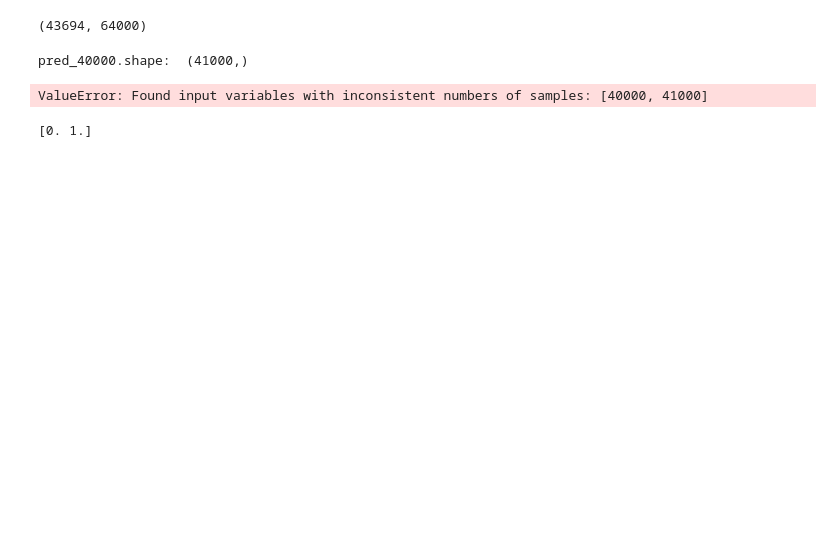
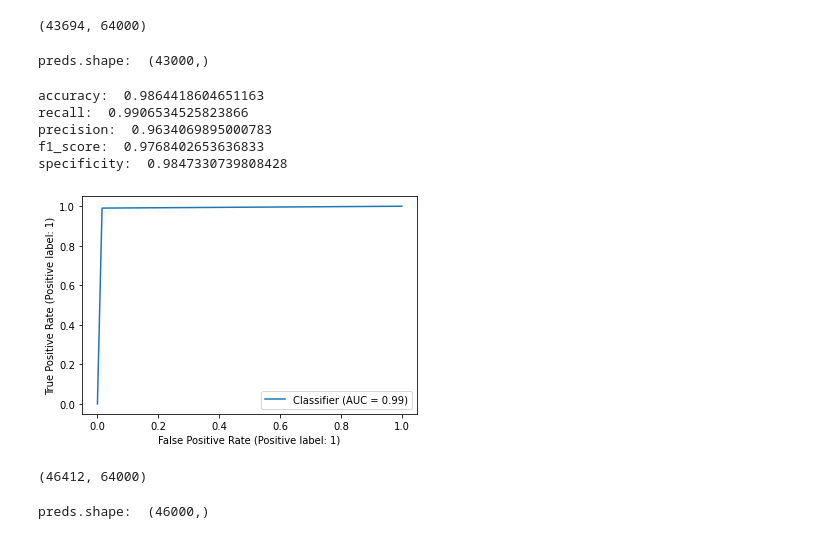
Before and after one commit to kwoncy2020/dysarthria_stroke_auto_detection, a Jupyter notebook: dysarthria_model_evaluation.ipynb, the cells around one changed output. Drawn from its saved outputs; the diff is of its cells as text; code cells hidden in the pictures; blank space fills up the shorter version.

```diff
--- a/dysarthria_model_evaluation.ipynb
+++ b/dysarthria_model_evaluation.ipynb
@@ -58,67 +60,79 @@ print(test_X.shape)
 # %% [output]
 (43694, 64000)
 # %%
-## it's too big to use the whole data
+def model_predict(model, X):
+    ## it's too big to use the whole data
+    data_len = X.shape[0]
+    data_num_divided_1000 = data_len//1000
 
-# pred_40000 = []
-pred_40000 = np.array([],dtype=test_Y.dtype)
-for i in range(0,40):
-    start_num = i*1000
-    end_num = start_num + 1000
-    t_x = test_X[start_num:end_num]
+    preds = np.array([],dtype=X.dtype)
+    for i in range(data_num_divided_1000):
+        start_num = i*1000
+        end_num = start_num + 1000
+        t_x = X[start_num:end_num]
 
-#     pred = model.predict(t_x[:,:,np.newaxis])
-    pred = model.predict(t_x)
-#     pred = (pred>0.5).astype(test_Y.dtype)
-    pred = np.where(pred>0.5, 1, 0)
-#     pred_40000.append(pred)
-#     pred_40000 += list(pred)
-    pred_40000 = np.append(pred_40000, pred)
+        pred = model.predict(t_x)
+        pred = np.where(pred>0.5, 1, 0)
+        preds = np.append(preds, pred)
 
+    print("preds.shape: ", preds.shape)
 
-pred_40000 = np.array(pred_40000, dtype=test_Y.dtype)
-print("pred_40000.shape: ", pred_40000.shape)
+    return preds
+
+preds = model_predict(model, test_X)
 # %% [output]
-pred_40000.shape:  (41000,)
+preds.shape:  (43000,)
 # %%
-tn, fp, fn, tp = confusion_matrix(test_Y[:40000], pred_40000).ravel()
+tn, fp, fn, tp = confusion_matrix(test_Y[:preds.shape[0]], preds).ravel()
 
 accuracy = (tn + tp) / (tn+tp+fn+fp)
 recall = tp / (tp+fn)
 precision = tp / (fp+tp)
 f1_score = 2*(recall*precision) / (recall + precision)
 specificity = tn / (fp+tn)
 
 
 print("accuracy: ", accuracy)
 print("recall: ", recall)
 print("precision: ", precision)
 print("f1_score: ", f1_score)
 print("specificity: ",specificity)
 
-RocCurveDisplay.from_predictions(test_Y[:40000], pred_40000)
+RocCurveDisplay.from_predictions(test_Y[:preds.shape[0]], preds)
 plt.show()
 # %% [output]
-ValueError: Found input variables with inconsistent numbers of samples: [40000, 41000]
+accuracy:  0.9864418604651163
+recall:  0.9906534525823866
+precision:  0.9634069895000783
+f1_score:  0.9768402653636833
+specificity:  0.9847330739808428
+[figure, added]
 # %%
 train_ci_ids = ["HM0001", "HM0002", "HS0003", "HS0004", "HS0005", "HS0006", "HS0011"]
-test_ci_ids = ["HM0004", "HM0005", "HS0001", "HS0002", "HS0009", "HS0010", "HS0012","HS0013"]
+# test_ci_ids = ["HM0004", "HM0005", "HS0001", "HS0002", "HS0009", "HS0010", "HS0012","HS0013"]
+test2_ci_ids = ["HS0010","HM0005","HS0002", "HS0005"]
 
 train_hi_ids = ["HL0052", "HL0074", "HL0028", "HL0150", "HL0039", "HL0019", "HL0029"]
-test_hi_ids = ["HL0005", "HL0075", "HL0024", "HL0034", "HL0089"]
+# test_hi_ids = ["HL0005", "HL0075", "HL0024", "HL0034", "HL0089"]
+test2_hi_ids = ["HL0101", "HL0023", "HL0031", "HL0060", "HL0091", "HL0125", "HL0071", "HL0043", "HL0094", "HL0111"]
+
 
 # test_ci_with_y = loads_npy_with_y("CI",train_ci_ids,1)
-test_ci_with_y = loads_npy_with_y("CI",test_ci_ids,1)
+test2_ci_with_y = loads_npy_with_y("CI",test2_ci_ids,1)
 
-# test_hi_with_y = loads_npy_with_y("HI",train_hi_ids,0)
-test_hi_with_y = loads_npy_with_y("HI",test_hi_ids,0)
+# test_hi_with_y = loads_npy_with_y("HI",train_hi_ids,0
+test2_hi_with_y = loads_npy_with_y("HI",test2_hi_ids,0)
 
-test_X_with_Y = np.concatenate([test_ci_with_y, test_hi_with_y], axis=0)
-np.random.shuffle(test_X_with_Y)
+test2_X_with_Y = np.concatenate([test2_ci_with_y, test2_hi_with_y], axis=0)
+np.random.shuffle(test2_X_with_Y)
 
-test_X = test_X_with_Y[:,:-1]
-test_Y = test_X_with_Y[:, -1]
+test2_X = test2_X_with_Y[:,:-1]
+test2_Y = test2_X_with_Y[:, -1]
+
+print(test2_X.shape)
+# %% [output]
+(46412, 64000)
 # %%
-print(np.unique(test_Y))
+preds = model_predict(model, test2_X)
 # %% [output]
-[0. 1.]
+preds.shape:  (46000,)
```
Also changed, not shown: parts of 5 cells of this notebook, 1 other file.
